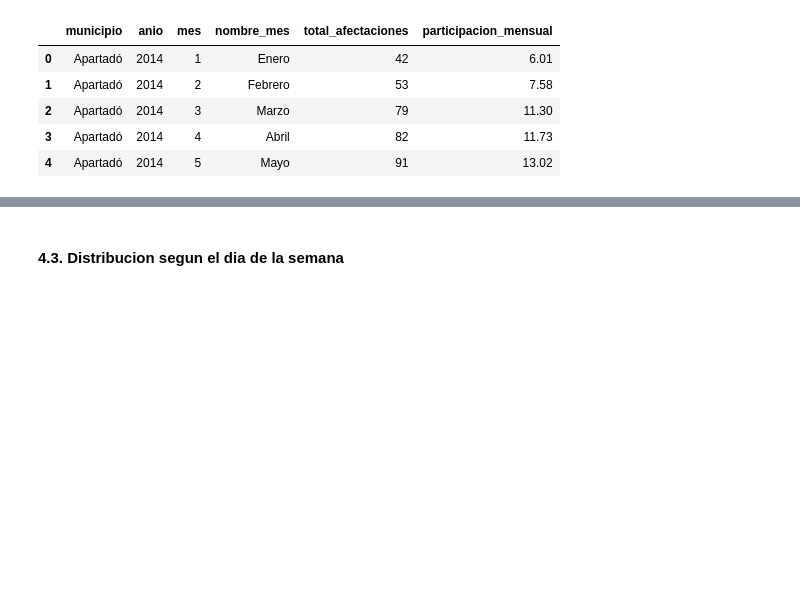
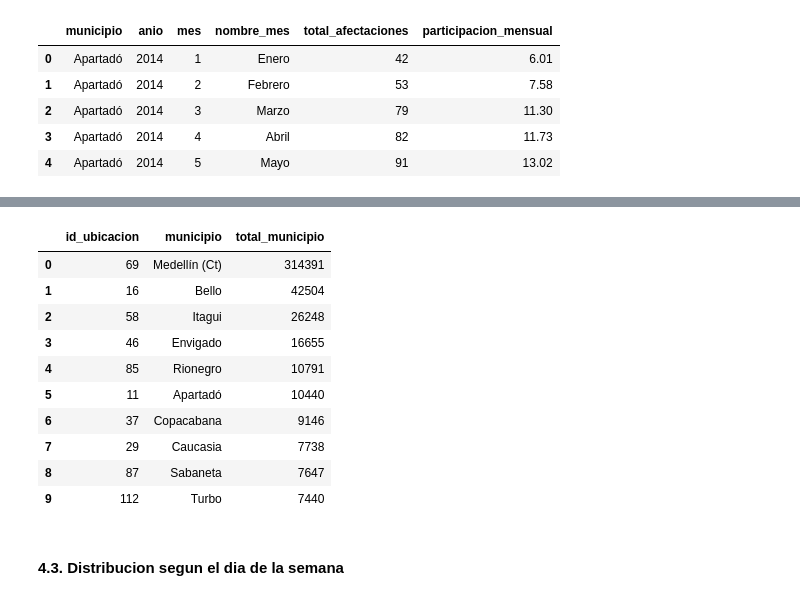
Before and after one commit to SaraBalbin/DW_Analisis_Criminalidad_Colombia, a Jupyter notebook: 05_Analisis_temporal.ipynb, the cells around one changed output, grey strips where cells are left out. Drawn from its saved outputs; the diff is of its cells as text; code cells hidden in the pictures; blank space fills up the shorter version.

```diff
--- a/05_Analisis_temporal.ipynb
+++ b/05_Analisis_temporal.ipynb
@@ -1090,3 +1017,31 @@ Generando gráfico de: Sabaneta
+# %%
+query = """
+SELECT
+    u.id_ubicacion,
+    u.municipio,
+    SUM(f.cantidad_delitos) AS total_municipio
+FROM fact_delitos AS f
+INNER JOIN dim_ubicacion AS u
+    ON f.id_ubicacion = u.id_ubicacion
+GROUP BY u.id_ubicacion, u.municipio
+ORDER BY total_municipio DESC
+LIMIT 10
+"""
+
+df_top10 = pd.read_sql(query, engine)
+df_top10
+# %% [output]
+|  | id_ubicacion | municipio | total_municipio |
+| 0 | 69 | Medellín (Ct) | 314391 |
+| 1 | 16 | Bello | 42504 |
+| 2 | 58 | Itagui | 26248 |
+| 3 | 46 | Envigado | 16655 |
+| 4 | 85 | Rionegro | 10791 |
+| 5 | 11 | Apartadó | 10440 |
+| 6 | 37 | Copacabana | 9146 |
+| 7 | 29 | Caucasia | 7738 |
+| 8 | 87 | Sabaneta | 7647 |
+| 9 | 112 | Turbo | 7440 |
 # %% [markdown]
 #### **4.3. Distribucion segun el dia de la semana**
 # %%
```
Also changed, not shown: parts of 6 cells of this notebook.
